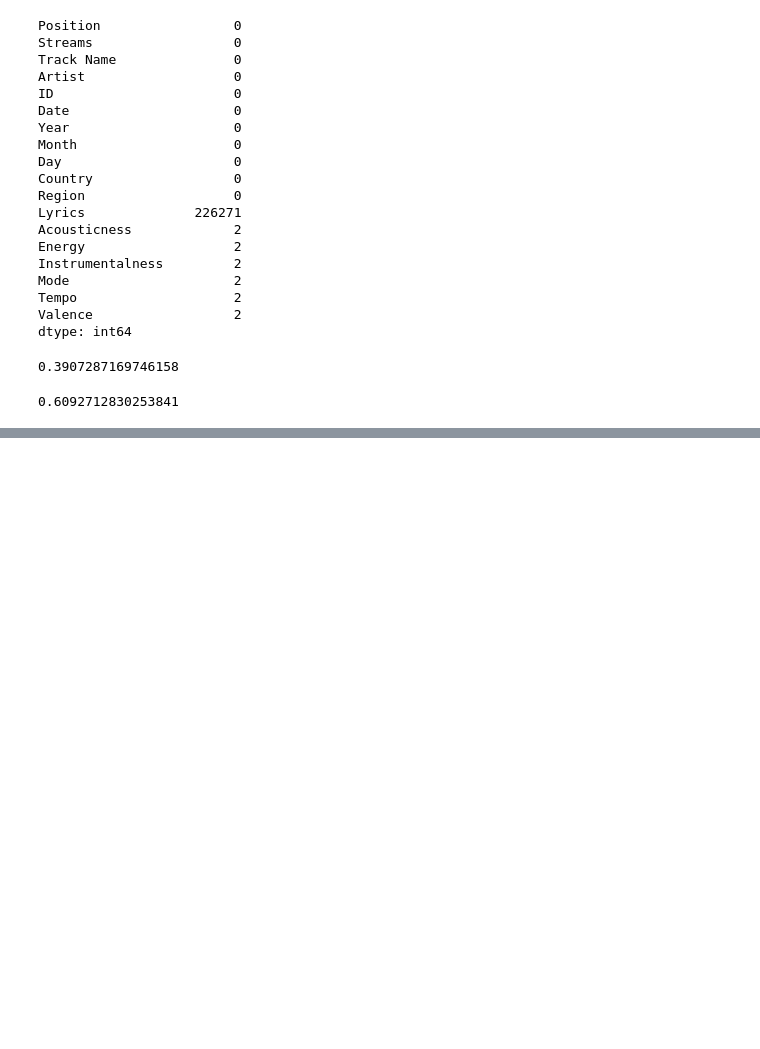
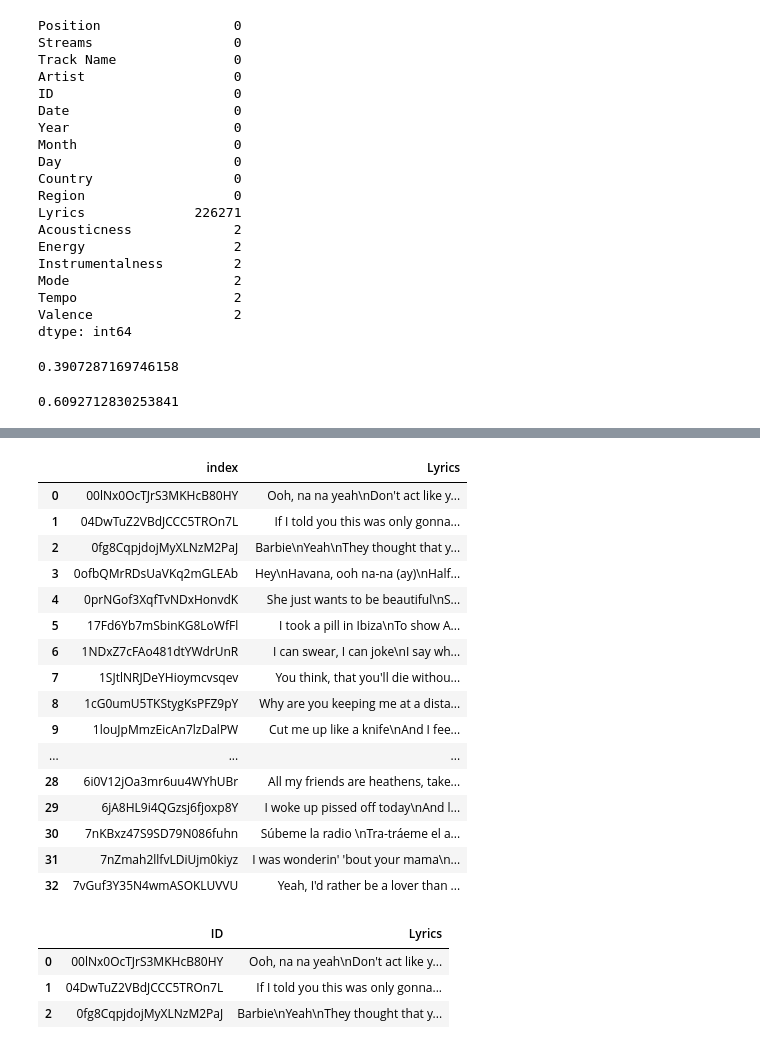
Before and after one commit to yhpf/Capstone-General_Assembly, a Jupyter notebook: 8_top_8_countries.ipynb, the cells around one changed output, grey strips where cells are left out. Saved outputs shown, nothing was run; the diff lists cells and outputs as text; code cells hidden in the pictures; blank space fills up the shorter version.

```diff
--- a/8_top_8_countries.ipynb
+++ b/8_top_8_countries.ipynb
@@ -874,0 +2812,41 @@ dtype: int64
+# %%
+manual2['7nZmah2llfvLDiUjm0kiyz'] = """I was wonderin' 'bout your mama
+Did she get that job she wanted?
+Sell that car that gave her problems?
+I'm just curious 'bout her, honest (ooh-ooh)
+Know you're wonderin' why I been callin'
+Like I got ulterior motives
+Know we didn't end this so good
+But you know we had something so good
+So I'm wonderin'
+Can we still be friends? (ah-ah)
+Can we still be friends? (ah-ah)
+Doesn't have to end (ah-ah)
+And if it ends, can we be friends?
+Can we be friends?
+Can we be friends?
+Wonderin' if you got a body
+To hold you tighter since I left (since I left)
+Wonderin' if you think about me (uh-huh)
+Actually, don't answer that (uh-huh)
+Know you're wonderin' why I been callin'
+Like I got ulterior motives
+Know we didn't end this so good
+But you know we had something so good
+So I'm wonderin'
+Can we still be friends? (ah-ah)
+Can we still be friends? (ah-ah)
+Doesn't have to end (ah-ah)
+And if it ends, can we be friends?
+Can we be friends?
+Can we be friends?
+And if it ends, can we be friends?
+Know you're wonderin' why I been callin'
+Like I got ulterior motives
+Know we didn't end this so good
+But you know we had something so good
+I'm wonderin'
+Can we still be friends? (ah-ah)
+Can we still be friends? (ah-ah)
+Doesn't have to end (ah-ah)
+And if it ends, can we be friends?"""
@@ -874,0 +2923,22 @@ dtype: int64
+# %%
+new_lyrics2 = pd.DataFrame(manual2, index=['Lyrics']).T
+new_lyrics2 = new_lyrics2.reset_index(level=0)
+new_lyrics2
+# %% [output]
+|  | index | Lyrics |
+| 0 | 00lNx0OcTJrS3MKHcB80HY | Ooh, na na yeah\nDon't act like y... |
+| 1 | 04DwTuZ2VBdJCCC5TROn7L | If I told you this was only gonna... |
+| 2 | 0fg8CqpjdojMyXLNzM2PaJ | Barbie\nYeah\nThey thought that y... |
+| 3 | 0ofbQMrRDsUaVKq2mGLEAb | Hey\nHavana, ooh na-na (ay)\nHalf... |
+| 4 | 0prNGof3XqfTvNDxHonvdK | She just wants to be beautiful\nS... |
+| 5 | 17Fd6Yb7mSbinKG8LoWfFl | I took a pill in Ibiza\nTo show A... |
+| 6 | 1NDxZ7cFAo481dtYWdrUnR | I can swear, I can joke\nI say wh... |
+| 7 | 1SJtlNRJDeYHioymcvsqev | You think, that you'll die withou... |
+| 8 | 1cG0umU5TKStygKsPFZ9pY | Why are you keeping me at a dista... |
+| 9 | 1louJpMmzEicAn7lzDalPW | Cut me up like a knife\nAnd I fee... |
+| ... | ... | ... |
+| 28 | 6i0V12jOa3mr6uu4WYhUBr | All my friends are heathens, take... |
+| 29 | 6jA8HL9i4QGzsj6fjoxp8Y | I woke up pissed off today\nAnd l... |
+| 30 | 7nKBxz47S9SD79N086fuhn | Súbeme la radio \nTra-tráeme el a... |
+| 31 | 7nZmah2llfvLDiUjm0kiyz | I was wonderin' 'bout your mama\n... |
+| 32 | 7vGuf3Y35N4wmASOKLUVVU | Yeah, I'd rather be a lover than ... |
@@ -874,0 +2948,7 @@ dtype: int64
+# %%
+new_lyrics2.head(3)
+# %% [output]
+|  | ID | Lyrics |
+| 0 | 00lNx0OcTJrS3MKHcB80HY | Ooh, na na yeah\nDon't act like y... |
+| 1 | 04DwTuZ2VBdJCCC5TROn7L | If I told you this was only gonna... |
+| 2 | 0fg8CqpjdojMyXLNzM2PaJ | Barbie\nYeah\nThey thought that y... |
```
Also changed, not shown: parts of 60 cells of this notebook.
